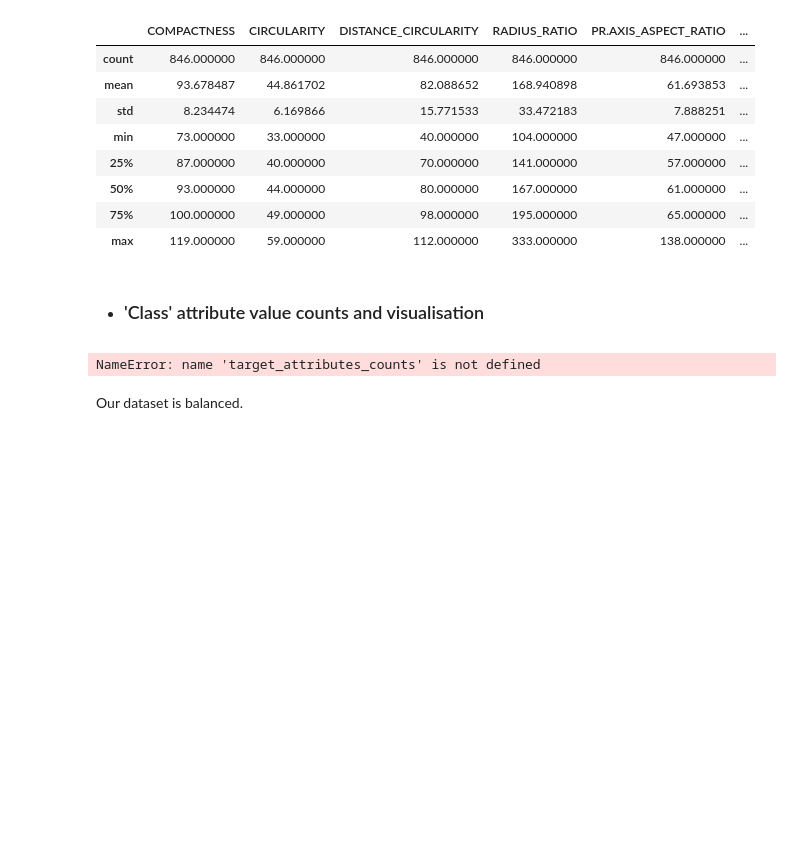
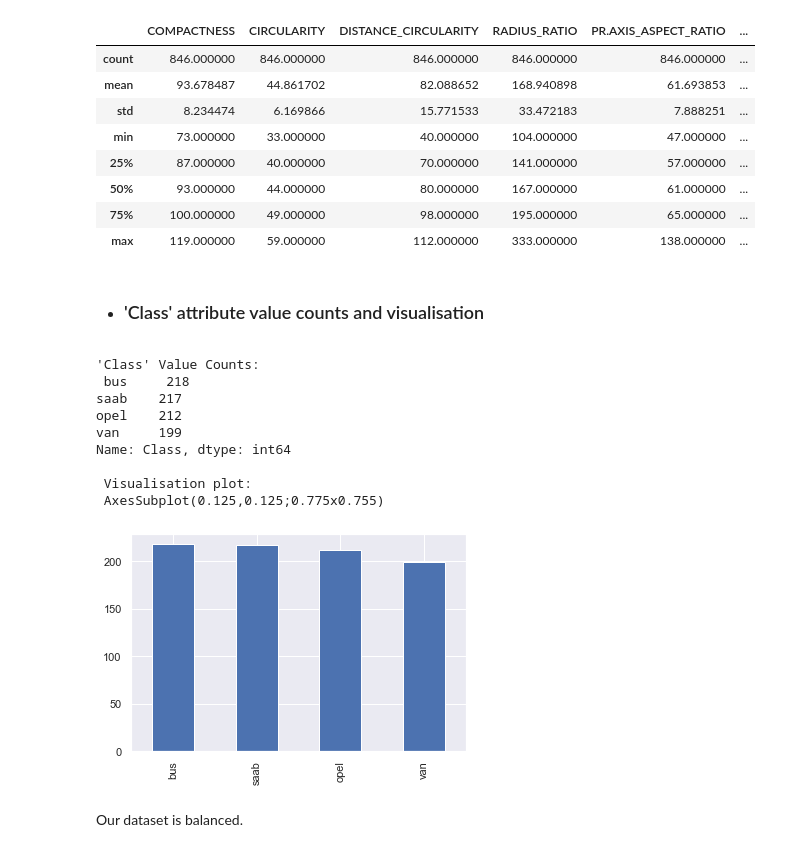
Before and after one commit to OlgaProjects/study_ML101, a Jupyter notebook: Module03/lesson03/practice 2/vehicles - short version - Practice.ipynb, the cells around one changed output. Saved outputs shown, nothing was run; the diff lists cells and outputs as text; code cells hidden in the pictures; blank space fills up the shorter version.

```diff
--- a/Module03/lesson03/practice 2/vehicles - short version - Practice.ipynb
+++ b/Module03/lesson03/practice 2/vehicles - short version - Practice.ipynb
@@ -179,9 +179,18 @@ dataset.describe()
 * ### 'Class' attribute value counts and visualisation
 # %%
 # target attribute value counts and visualisation
-target_attributes_counts(dataset)
+attributes_counts(dataset)
 # %% [output]
-NameError: name 'target_attributes_counts' is not defined
+'Class' Value Counts:
+ bus     218
+saab    217
+opel    212
+van     199
+Name: Class, dtype: int64
+
+ Visualisation plot:
+ AxesSubplot(0.125,0.125;0.775x0.755)
+[figure, added]
 # %% [markdown]
 Our dataset is balanced.
 # %% [markdown]
```
Also changed, not shown: parts of 12 cells of this notebook, 3 other files.
